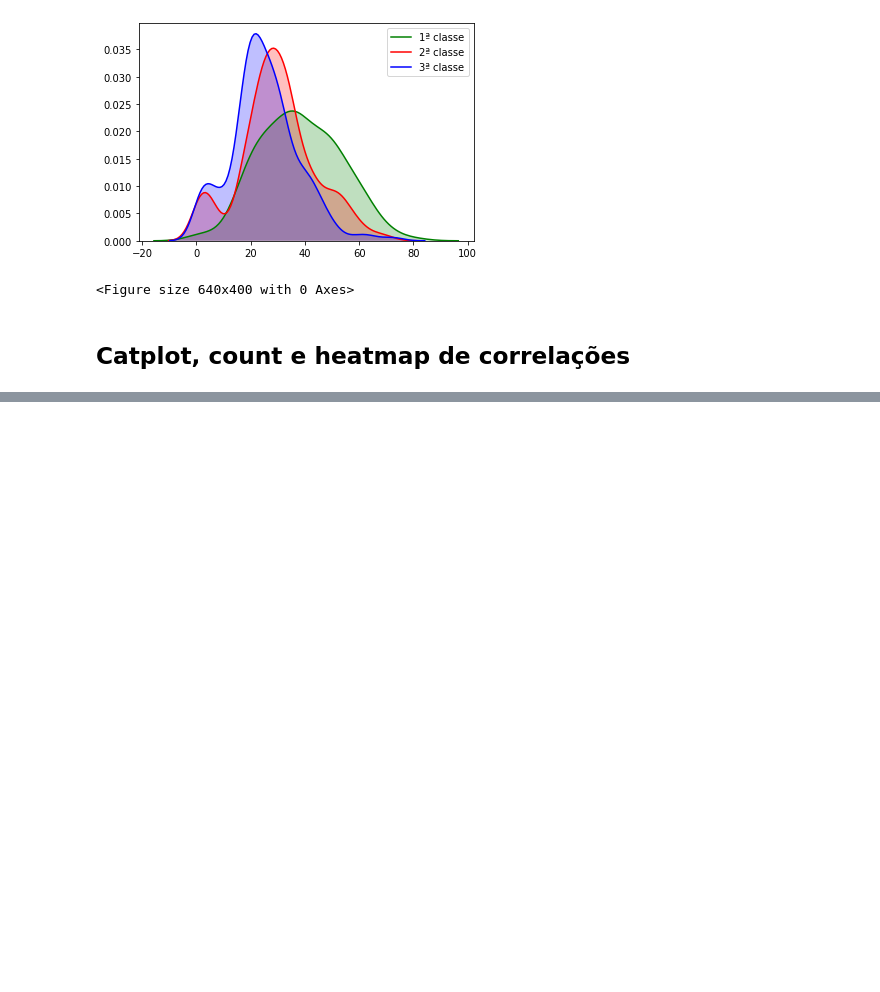
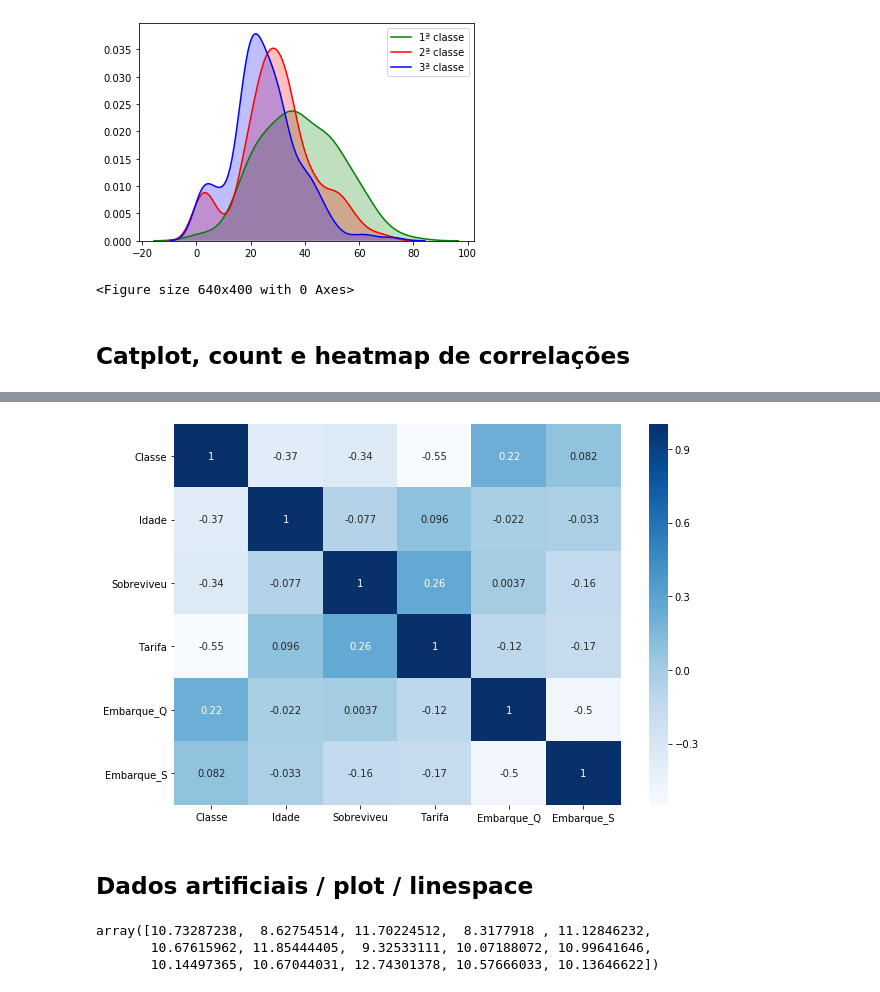
Before and after one commit to neriGabriel/data-science-machine-learning, a Jupyter notebook: modulo_visualizacao_dados.ipynb, the cells around one changed output, grey strips where cells are left out. Saved outputs shown, nothing was run; the diff lists cells and outputs as text; code cells hidden in the pictures; blank space fills up the shorter version.

```diff
--- a/modulo_visualizacao_dados.ipynb
+++ b/modulo_visualizacao_dados.ipynb
@@ -422,0 +451,12 @@ plt.show()
+# %%
+## transformar dados categoricos
+data = pd.get_dummies(data=data, columns=['Embarque'], drop_first=True)
+# %%
+plt.figure(figsize=(10,7))
+sns.heatmap(data[['Classe', 'Idade', 'Sobreviveu', 'Tarifa', 'Embarque_Q', 'Embarque_S']].corr(), cmap="Blues", annot=True)
+
+plt.show()
+# %% [output]
+[figure, added]
+# %% [markdown]
+## Dados artificiais / plot / linespace
@@ -422,0 +465,6 @@ plt.show()
+# %%
+x
+# %% [output]
+array([10.73287238,  8.62754514, 11.70224512,  8.3177918 , 11.12846232,
+       10.67615962, 11.85444405,  9.32533111, 10.07188072, 10.99641646,
+       10.14497365, 10.67044031, 12.74301378, 10.57666033, 10.13646622])
```
Also changed, not shown: parts of 17 cells of this notebook.
